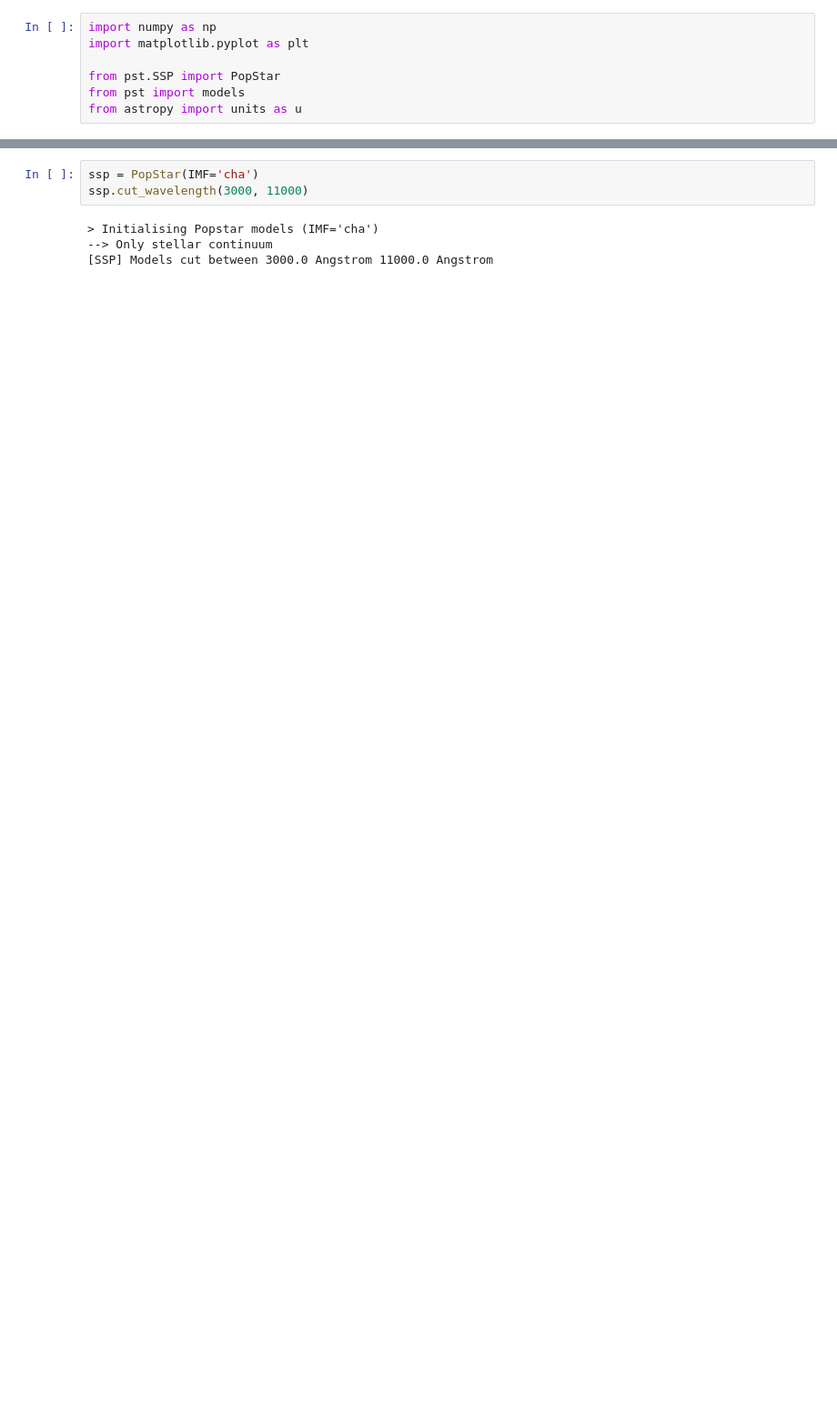
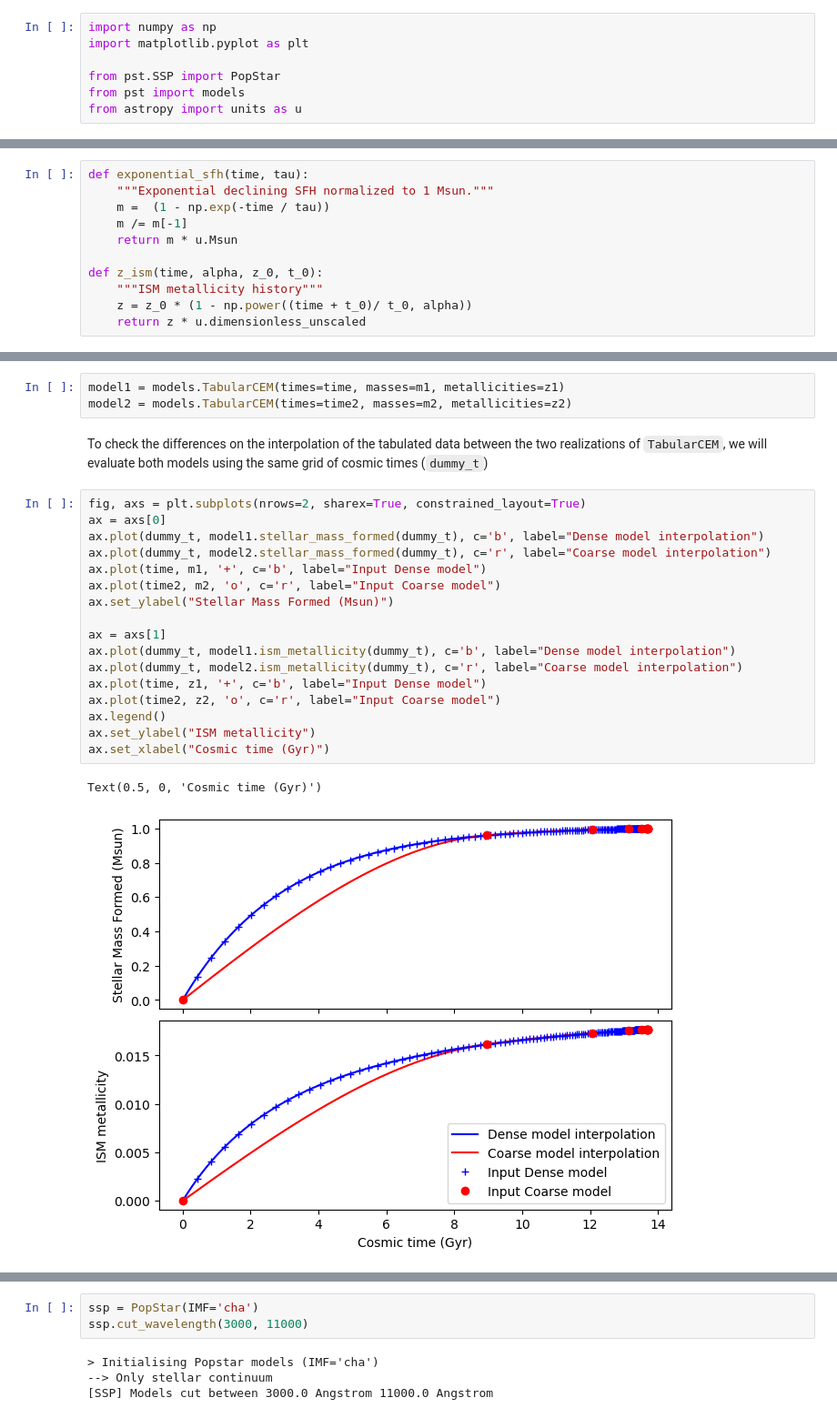
Before and after one commit to paranoya/population-synthesis-toolkit, a Jupyter notebook: tutorials/tabularCEM_resolution_effects.ipynb, the cells around one changed output, grey strips where cells are left out. Shown at 91% size. Saved outputs shown, nothing was run; the diff lists cells and outputs as text; blank space fills up the shorter version.

```diff
--- a/tutorials/tabularCEM_resolution_effects.ipynb
+++ b/tutorials/tabularCEM_resolution_effects.ipynb
@@ -9,0 +19,11 @@ from astropy import units as u
+# %%
+def exponential_sfh(time, tau):
+    """Exponential declining SFH normalized to 1 Msun."""
+    m =  (1 - np.exp(-time / tau))
+    m /= m[-1]
+    return m * u.Msun
+
+def z_ism(time, alpha, z_0, t_0):
+    """ISM metallicity history"""
+    z = z_0 * (1 - np.power((time + t_0)/ t_0, alpha))
+    return z * u.dimensionless_unscaled
@@ -9,0 +91,25 @@ from astropy import units as u
+# %%
+model1 = models.TabularCEM(times=time, masses=m1, metallicities=z1)
+model2 = models.TabularCEM(times=time2, masses=m2, metallicities=z2)
+# %% [markdown]
+To check the differences on the interpolation of the tabulated data between the two realizations of ``TabularCEM``, we will evaluate both models using the same grid of cosmic times (``dummy_t``)
+# %%
+fig, axs = plt.subplots(nrows=2, sharex=True, constrained_layout=True)
+ax = axs[0]
+ax.plot(dummy_t, model1.stellar_mass_formed(dummy_t), c='b', label="Dense model interpolation")
+ax.plot(dummy_t, model2.stellar_mass_formed(dummy_t), c='r', label="Coarse model interpolation")
+ax.plot(time, m1, '+', c='b', label="Input Dense model")
+ax.plot(time2, m2, 'o', c='r', label="Input Coarse model")
+ax.set_ylabel("Stellar Mass Formed (Msun)")
+
+ax = axs[1]
+ax.plot(dummy_t, model1.ism_metallicity(dummy_t), c='b', label="Dense model interpolation")
+ax.plot(dummy_t, model2.ism_metallicity(dummy_t), c='r', label="Coarse model interpolation")
+ax.plot(time, z1, '+', c='b', label="Input Dense model")
+ax.plot(time2, z2, 'o', c='r', label="Input Coarse model")
+ax.legend()
+ax.set_ylabel("ISM metallicity")
+ax.set_xlabel("Cosmic time (Gyr)")
+# %% [output]
+Text(0.5, 0, 'Cosmic time (Gyr)')
+[figure, added]
```
Also changed, not shown: parts of 23 cells of this notebook.
